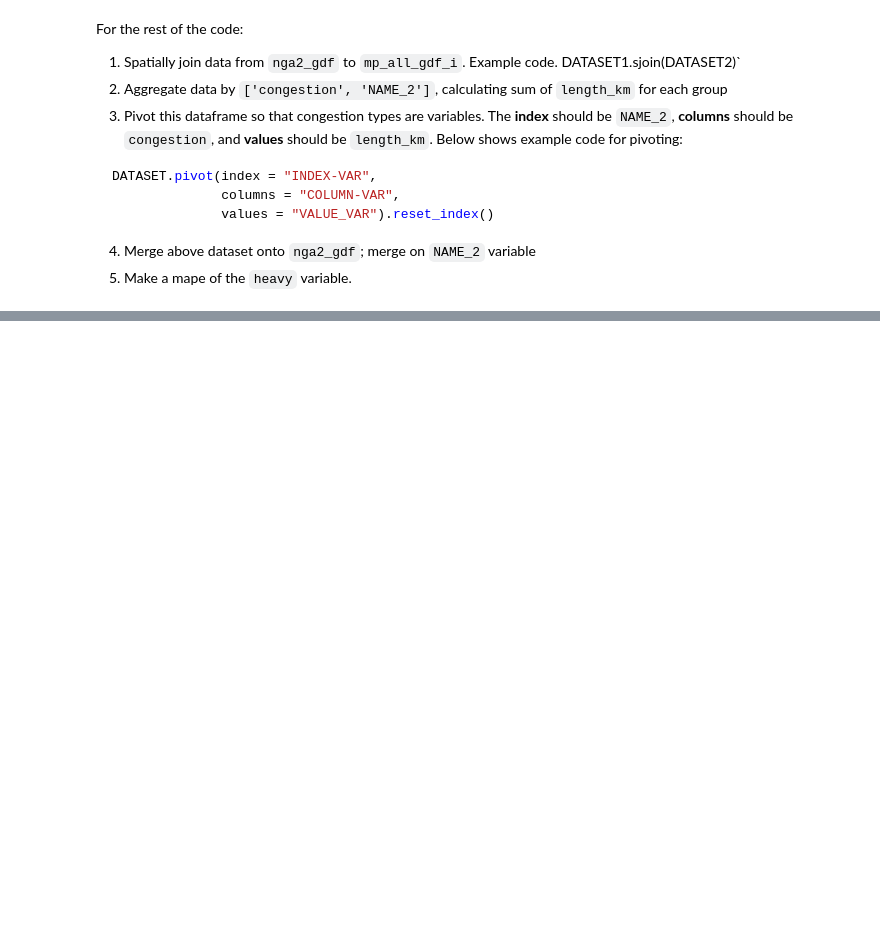
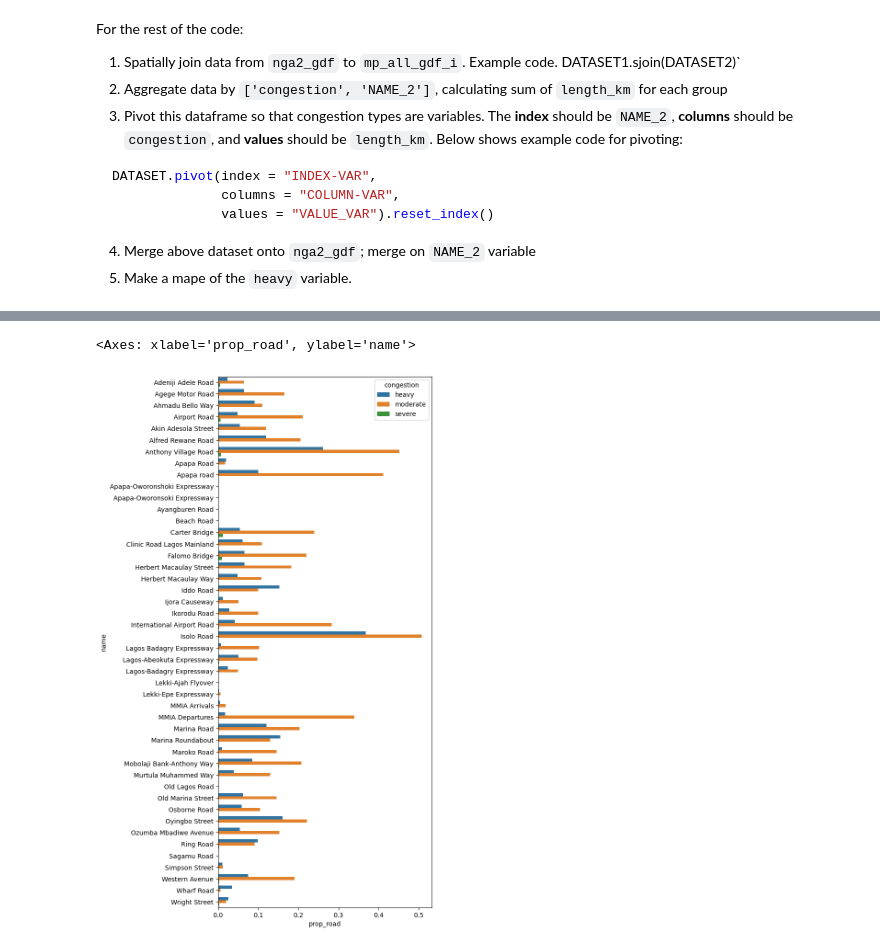
Before and after one commit to ramarty/lamata-workshop, a Jupyter notebook: presentations/03_traffic_data.ipynb, the cells around one changed output, grey strips where cells are left out. Drawn from its saved outputs; the diff is of its cells as text; code cells hidden in the pictures; blank space fills up the shorter version.

```diff
--- a/presentations/03_traffic_data.ipynb
+++ b/presentations/03_traffic_data.ipynb
@@ -185,0 +288,2 @@ DATASET.pivot(index = "INDEX-VAR",
+# %%
+cong_df = pd.concat(list(cong_list), ignore_index = True)
@@ -185,0 +301,8 @@ DATASET.pivot(index = "INDEX-VAR",
+# %%
+roads_gdf = gpd.read_file(osm_dir)
+roads_gdf = roads_gdf.dissolve(by = 'name').reset_index()
+roads_gdf['length_road'] = roads_gdf.to_crs(32632).length
+
+roads_gdf = roads_gdf[['name', 'length_road']]
+
+roads_gdf.head()
@@ -185,0 +316,18 @@ DATASET.pivot(index = "INDEX-VAR",
+# %%
+# Merge in and compute proportion
+cong_data_df = cong_df.merge(roads_gdf, on = 'name')
+cong_data_df['prop_road'] = cong_data_df['length'] / cong_data_df['length_road']
+# %%
+cong_road_df = cong_data_df.\
+    groupby(['congestion', 'name'])['prop_road'].\
+    mean().\
+    reset_index()
+# %%
+plt.figure(figsize=(6, 15))
+sns.barplot(data = cong_road_df[cong_road_df['congestion'] != 'low'],
+            x = "prop_road",
+            y = "name",
+            hue = "congestion")
+# %% [output]
+<Axes: xlabel='prop_road', ylabel='name'>
+[figure, added]
```
Also changed, not shown: parts of 18 cells of this notebook, 32 other files.
